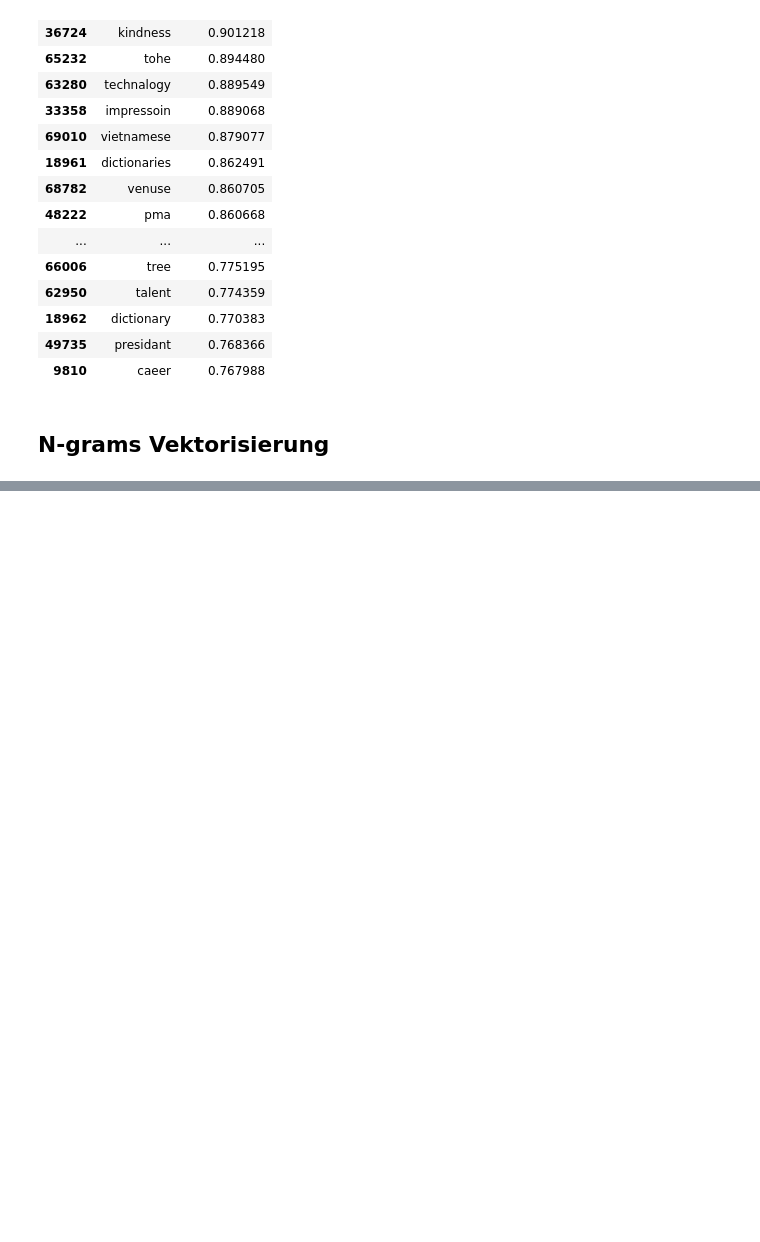
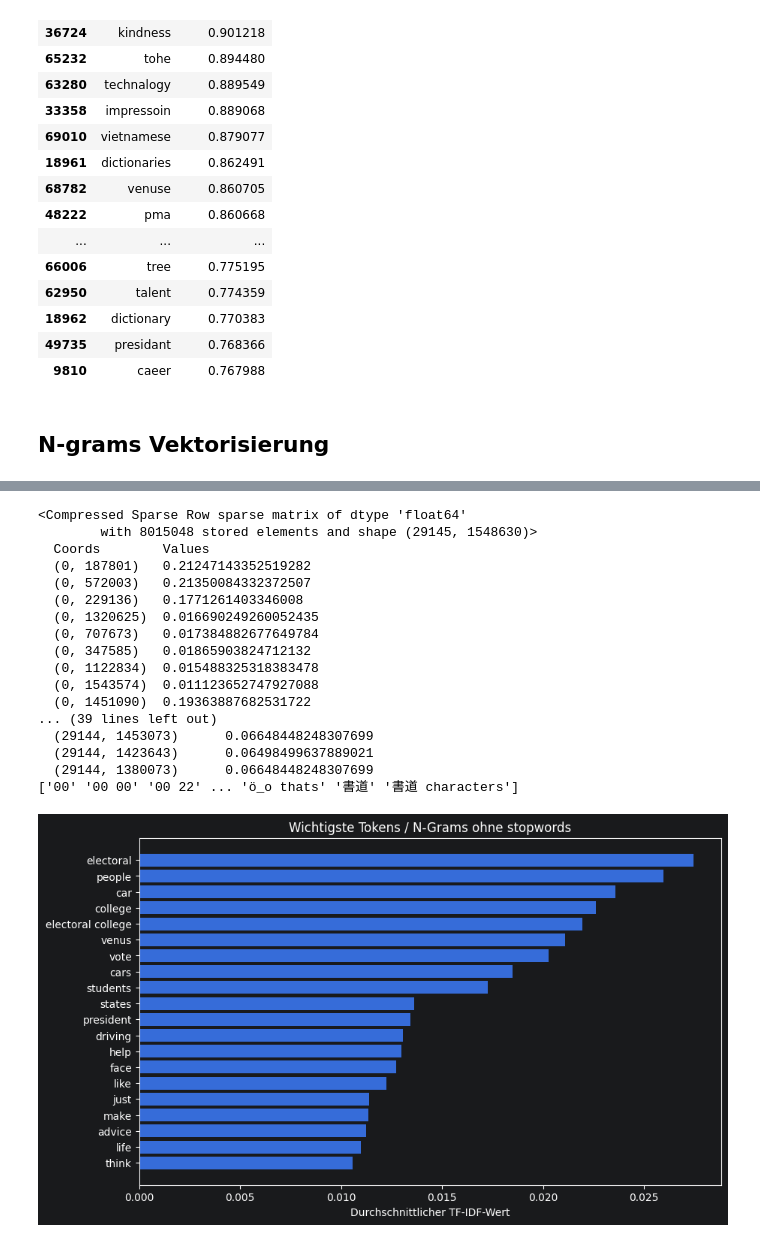
Before and after one commit to TheAmarok/Neue-Konzepte-Gruppe-9, a Jupyter notebook: Notebook.ipynb, the cells around one changed output, grey strips where cells are left out. Saved outputs shown, nothing was run; the diff lists cells and outputs as text; code cells hidden in the pictures; blank space fills up the shorter version.

```diff
--- a/Notebook.ipynb
+++ b/Notebook.ipynb
@@ -1250,0 +1268,47 @@ NameError: name 'Y' is not defined
+# %%
+vectorizer = TfidfVectorizer(
+    ngram_range=(1,2),
+    stop_words='english'
+)
+
+Z = vectorizer.fit_transform(df['text'])
+
+print(Z)
+
+feature_names = vectorizer.get_feature_names_out()
+
+print(feature_names)
+
+# Durchschnittlichen TF-IDF-Wert pro Feature berechnen
+mean_tfidf = np.asarray(Z.mean(axis=0)).flatten()
+
+# Top 20 Features
+top_indices = mean_tfidf.argsort()[-20:][::-1]
+
+top_features = feature_names[top_indices]
+top_scores = mean_tfidf[top_indices]
+
+plt.figure(figsize=(10,6))
+plt.barh(top_features[::-1], top_scores[::-1])
+plt.xlabel("Durchschnittlicher TF-IDF-Wert")
+plt.title("Wichtigste Tokens / N-Grams ohne stopwords")
+plt.show()
+# %% [output]
+<Compressed Sparse Row sparse matrix of dtype 'float64'
+        with 8015048 stored elements and shape (29145, 1548630)>
+  Coords        Values
+  (0, 187801)   0.21247143352519282
+  (0, 572003)   0.21350084332372507
+  (0, 229136)   0.1771261403346008
+  (0, 1320625)  0.016690249260052435
+  (0, 707673)   0.017384882677649784
+  (0, 347585)   0.01865903824712132
+  (0, 1122834)  0.015488325318383478
+  (0, 1543574)  0.011123652747927088
+  (0, 1451090)  0.19363887682531722
+... (39 lines left out)
+  (29144, 1453073)      0.06648448248307699
+  (29144, 1423643)      0.06498499637889021
+  (29144, 1380073)      0.06648448248307699
+['00' '00 00' '00 22' ... 'ö_o thats' '書道' '書道 characters']
+[figure, added]
```
Also changed, not shown: parts of 1 cell of this notebook.
